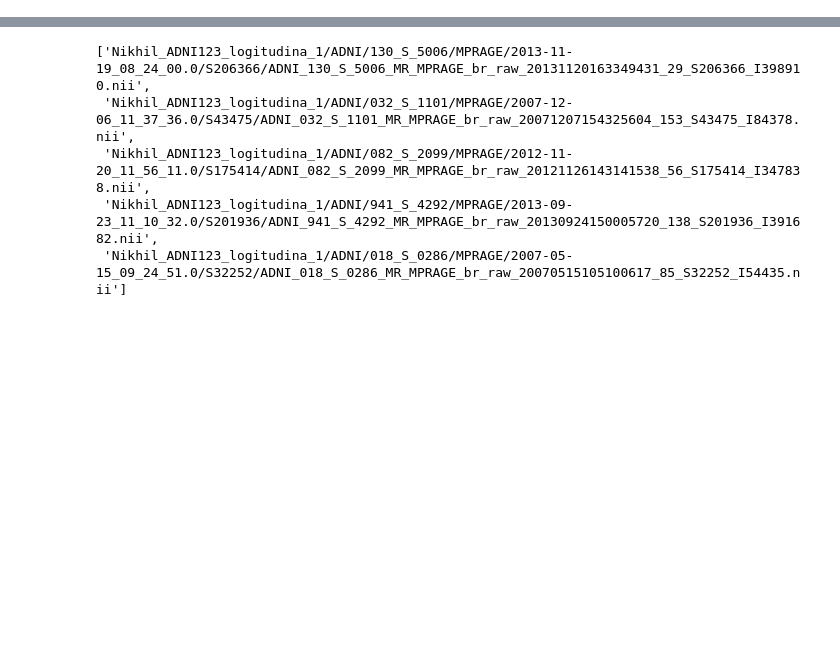
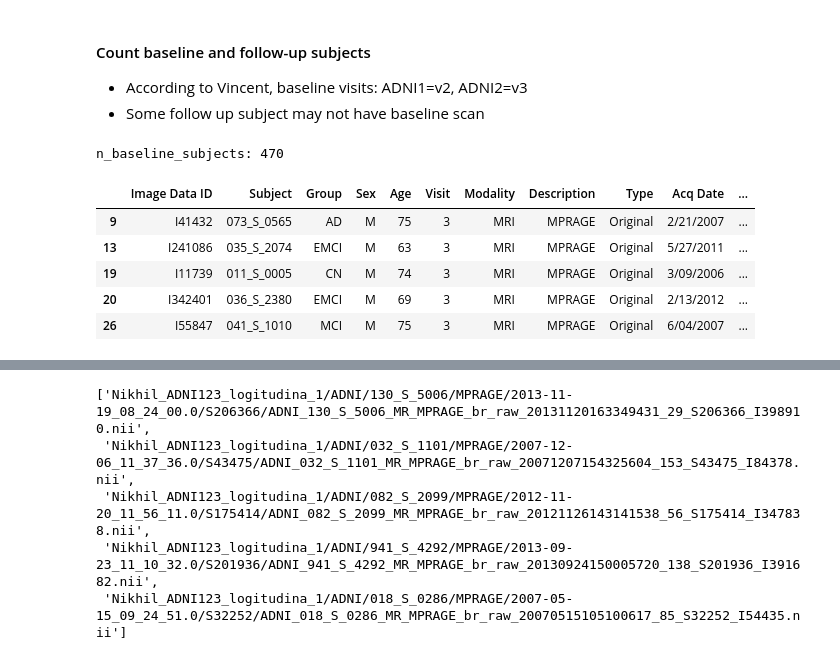
Before and after one commit to nikhil153/brain-diff, a Jupyter notebook: notebooks/2_adni_follow_up.ipynb, the cells around one changed output, grey strips where cells are left out. Cells and saved outputs as stored; diff of their text form; code cells hidden in the pictures; blank space fills up the shorter version.

```diff
--- a/notebooks/2_adni_follow_up.ipynb
+++ b/notebooks/2_adni_follow_up.ipynb
@@ -44 +68,18 @@ tab_data.head()
+# %% [markdown]
+#### Count baseline and follow-up subjects
+- According to Vincent, baseline visits: ADNI1=v2, ADNI2=v3
+- Some follow up subject may not have baseline scan
+# %%
+baseline_df = tab_data[tab_data["Visit"].isin([2,3])]
+baseline_subject_ids = baseline_df["Subject"].unique()
+print(f"n_baseline_subjects: {len(baseline_subject_ids)}")
+baseline_df.head()
+# %% [output]
+n_baseline_subjects: 470
+|  | Image Data ID | Subject | Group | Sex | Age | Visit | Modality | Description | Type | Acq Date | ... |
+| 9 | I41432 | 073_S_0565 | AD | M | 75 | 3 | MRI | MPRAGE | Original | 2/21/2007 | ... |
+| 13 | I241086 | 035_S_2074 | EMCI | M | 63 | 3 | MRI | MPRAGE | Original | 5/27/2011 | ... |
+| 19 | I11739 | 011_S_0005 | CN | M | 74 | 3 | MRI | MPRAGE | Original | 3/09/2006 | ... |
+| 20 | I342401 | 036_S_2380 | EMCI | M | 69 | 3 | MRI | MPRAGE | Original | 2/13/2012 | ... |
+| 26 | I55847 | 041_S_1010 | MCI | M | 75 | 3 | MRI | MPRAGE | Original | 6/04/2007 | ... |
 # %%
```
Also changed, not shown: parts of 21 cells of this notebook.
